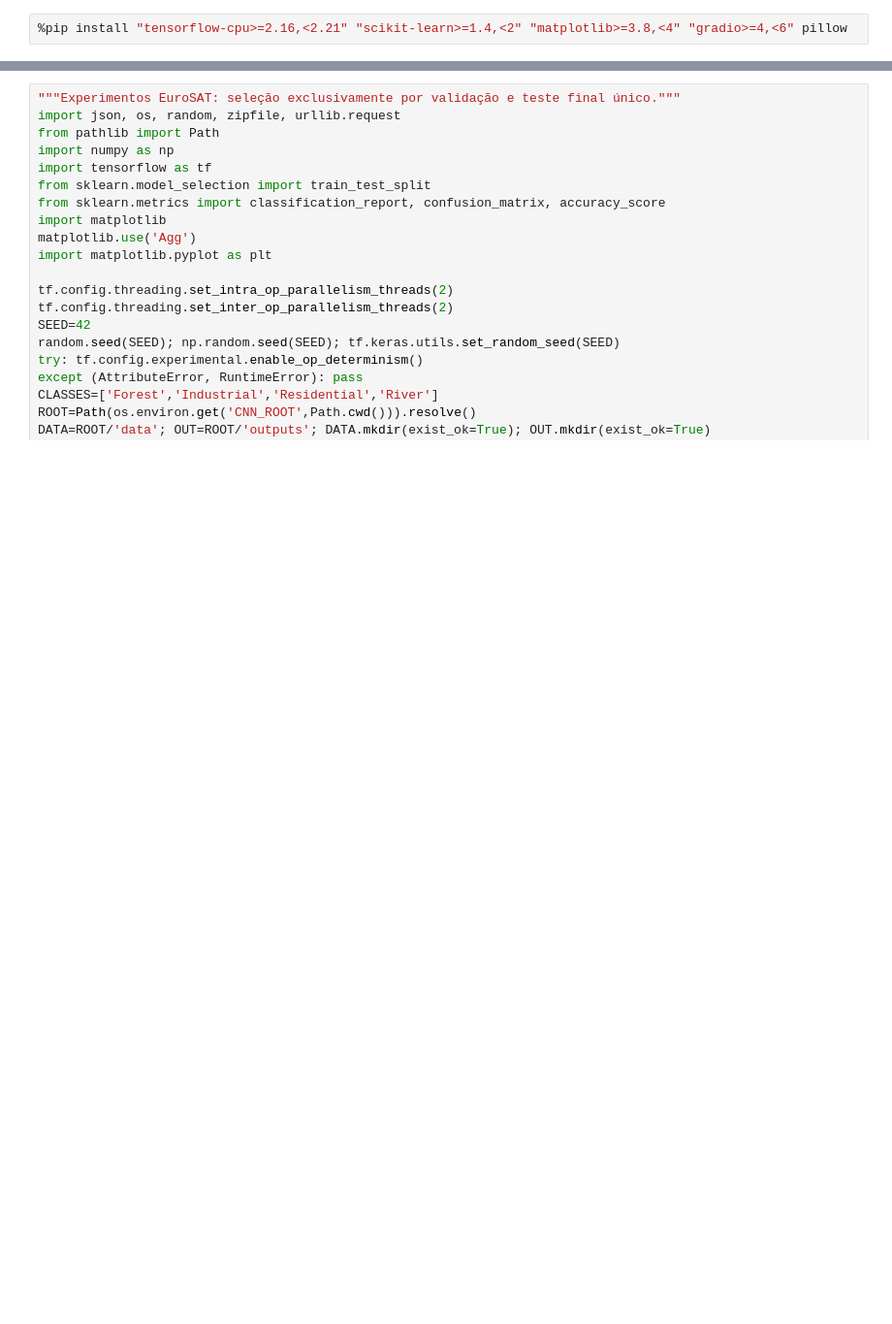
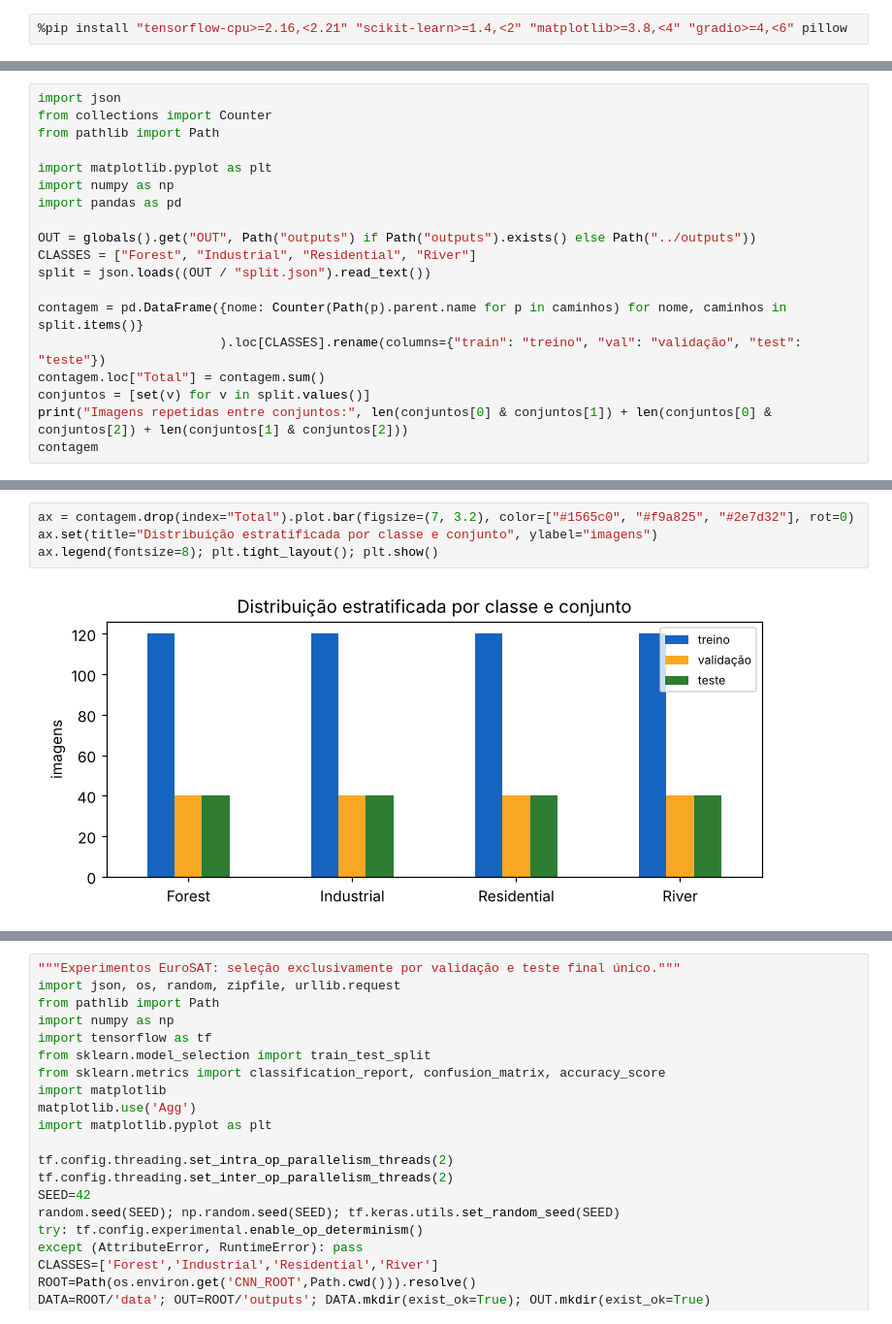
Before and after one commit to JoaoVictorAAbreu-Dev/gs-2026-cnn, a Jupyter notebook: notebooks/Territory_Vision.ipynb, the cells around one changed output, grey strips where cells are left out. Shown at 97% size. Cells and saved outputs as stored; diff of their text form; blank space fills up the shorter version.

```diff
--- a/notebooks/Territory_Vision.ipynb
+++ b/notebooks/Territory_Vision.ipynb
@@ -10,0 +36,19 @@ EuroSAT RGB oficial no Zenodo: https://zenodo.org/records/7711810. Amostra de 20
+# %%
+import json
+from collections import Counter
+from pathlib import Path
+
+import matplotlib.pyplot as plt
+import numpy as np
+import pandas as pd
+
+OUT = globals().get("OUT", Path("outputs") if Path("outputs").exists() else Path("../outputs"))
+CLASSES = ["Forest", "Industrial", "Residential", "River"]
+split = json.loads((OUT / "split.json").read_text())
+
+contagem = pd.DataFrame({nome: Counter(Path(p).parent.name for p in caminhos) for nome, caminhos in split.items()}
+                        ).loc[CLASSES].rename(columns={"train": "treino", "val": "validação", "test": "teste"})
+contagem.loc["Total"] = contagem.sum()
+conjuntos = [set(v) for v in split.values()]
+print("Imagens repetidas entre conjuntos:", len(conjuntos[0] & conjuntos[1]) + len(conjuntos[0] & conjuntos[2]) + len(conjuntos[1] & conjuntos[2]))
+contagem
@@ -10,0 +63,6 @@ EuroSAT RGB oficial no Zenodo: https://zenodo.org/records/7711810. Amostra de 20
+# %%
+ax = contagem.drop(index="Total").plot.bar(figsize=(7, 3.2), color=["#1565c0", "#f9a825", "#2e7d32"], rot=0)
+ax.set(title="Distribuição estratificada por classe e conjunto", ylabel="imagens")
+ax.legend(fontsize=8); plt.tight_layout(); plt.show()
+# %% [output]
+[figure, added]
```
Also changed, not shown: parts of 18 cells of this notebook, 6 other files.
